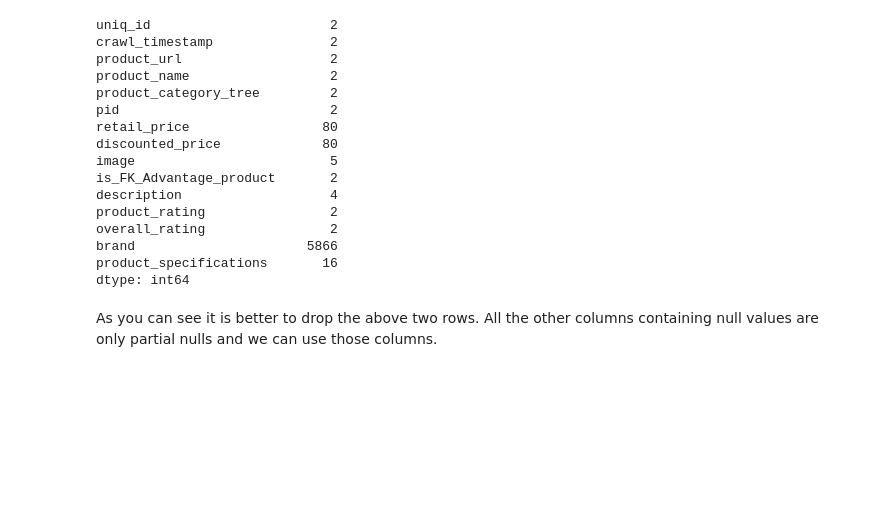
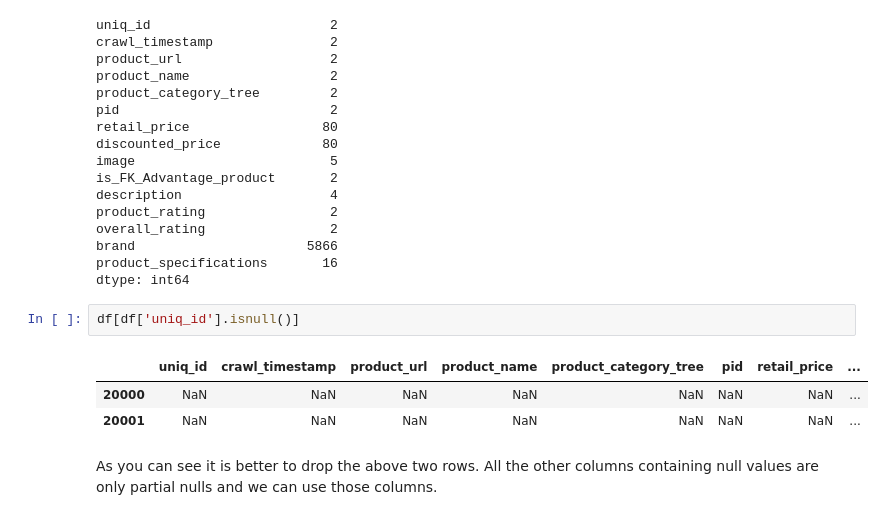
Before and after one commit to sunny7712/Ecommerce-Retrieval-Search, a Jupyter notebook: eda.ipynb, the cells around one changed output. Cells and saved outputs as stored; diff of their text form; blank space fills up the shorter version.

```diff
--- a/eda.ipynb
+++ b/eda.ipynb
@@ -76,6 +76,12 @@ overall_rating                2
 brand                      5866
 product_specifications       16
 dtype: int64
+# %%
+df[df['uniq_id'].isnull()]
+# %% [output]
+|  | uniq_id | crawl_timestamp | product_url | product_name | product_category_tree | pid | retail_price | ... |
+| 20000 | NaN | NaN | NaN | NaN | NaN | NaN | NaN | ... |
+| 20001 | NaN | NaN | NaN | NaN | NaN | NaN | NaN | ... |
 # %% [markdown]
 <p> As you can see it is better to drop the above two rows. All the other columns containing null values are only partial nulls and we can use those columns.<p>
 # %%
```
Also changed, not shown: parts of 4 cells of this notebook, 2 other files.
